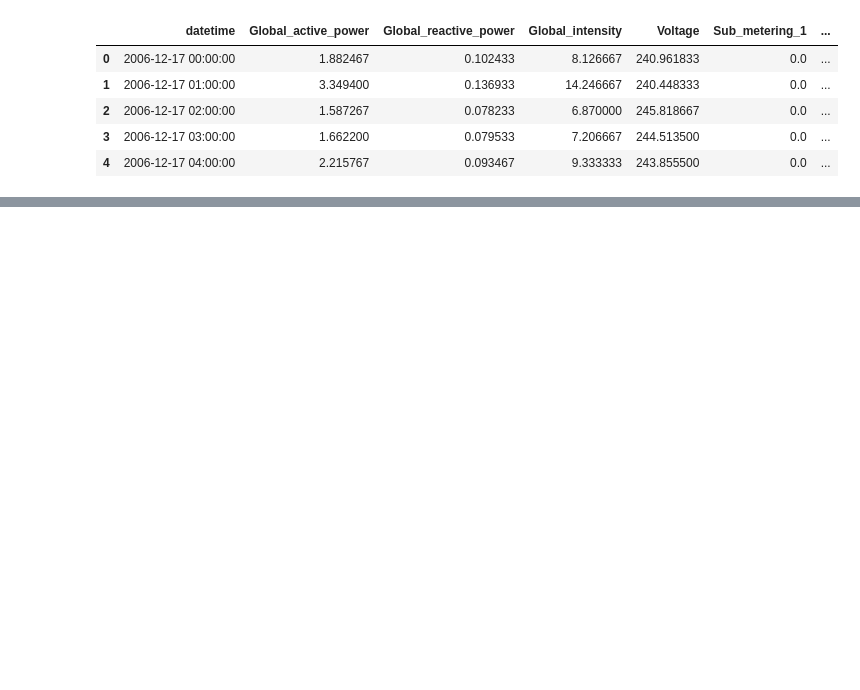
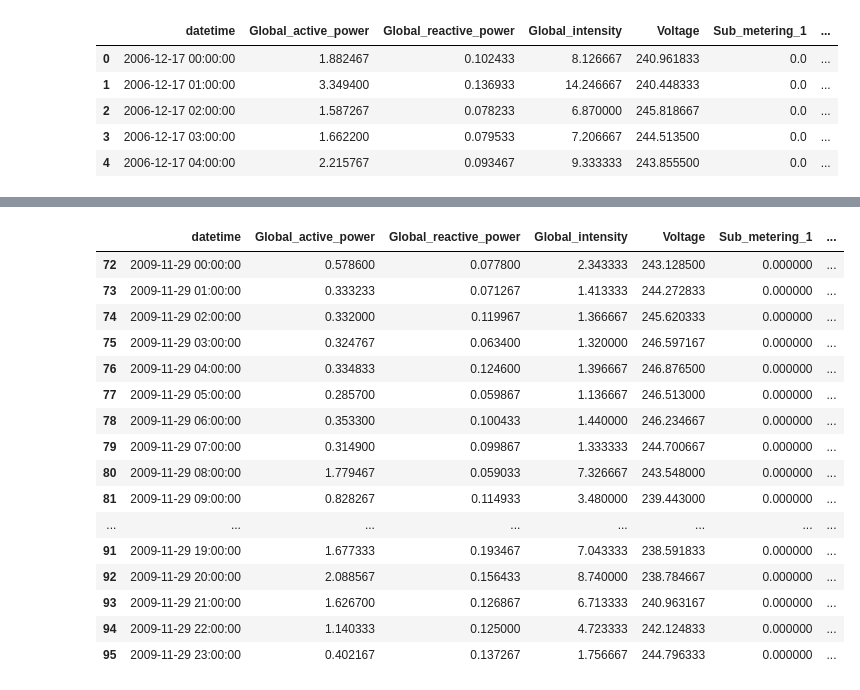
Before and after one commit to veetirajaniemi/adaml-ml-project, a Jupyter notebook: lstm.ipynb, the cells around one changed output, grey strips where cells are left out. Cells and saved outputs as stored; diff of their text form; code cells hidden in the pictures; blank space fills up the shorter version.

```diff
--- a/lstm.ipynb
+++ b/lstm.ipynb
@@ -264,0 +280,20 @@ See the caveats in the documentation: https://pandas.pydata.org/pandas-docs/stab
+# %%
+df_pred_horizon
+# %% [output]
+|  | datetime | Global_active_power | Global_reactive_power | Global_intensity | Voltage | Sub_metering_1 | ... |
+| 72 | 2009-11-29 00:00:00 | 0.578600 | 0.077800 | 2.343333 | 243.128500 | 0.000000 | ... |
+| 73 | 2009-11-29 01:00:00 | 0.333233 | 0.071267 | 1.413333 | 244.272833 | 0.000000 | ... |
+| 74 | 2009-11-29 02:00:00 | 0.332000 | 0.119967 | 1.366667 | 245.620333 | 0.000000 | ... |
+| 75 | 2009-11-29 03:00:00 | 0.324767 | 0.063400 | 1.320000 | 246.597167 | 0.000000 | ... |
+| 76 | 2009-11-29 04:00:00 | 0.334833 | 0.124600 | 1.396667 | 246.876500 | 0.000000 | ... |
+| 77 | 2009-11-29 05:00:00 | 0.285700 | 0.059867 | 1.136667 | 246.513000 | 0.000000 | ... |
+| 78 | 2009-11-29 06:00:00 | 0.353300 | 0.100433 | 1.440000 | 246.234667 | 0.000000 | ... |
+| 79 | 2009-11-29 07:00:00 | 0.314900 | 0.099867 | 1.333333 | 244.700667 | 0.000000 | ... |
+| 80 | 2009-11-29 08:00:00 | 1.779467 | 0.059033 | 7.326667 | 243.548000 | 0.000000 | ... |
+| 81 | 2009-11-29 09:00:00 | 0.828267 | 0.114933 | 3.480000 | 239.443000 | 0.000000 | ... |
+| ... | ... | ... | ... | ... | ... | ... | ... |
+| 91 | 2009-11-29 19:00:00 | 1.677333 | 0.193467 | 7.043333 | 238.591833 | 0.000000 | ... |
+| 92 | 2009-11-29 20:00:00 | 2.088567 | 0.156433 | 8.740000 | 238.784667 | 0.000000 | ... |
+| 93 | 2009-11-29 21:00:00 | 1.626700 | 0.126867 | 6.713333 | 240.963167 | 0.000000 | ... |
+| 94 | 2009-11-29 22:00:00 | 1.140333 | 0.125000 | 4.723333 | 242.124833 | 0.000000 | ... |
+| 95 | 2009-11-29 23:00:00 | 0.402167 | 0.137267 | 1.756667 | 244.796333 | 0.000000 | ... |
```
Also changed, not shown: parts of 10 cells of this notebook, 3 other files.
